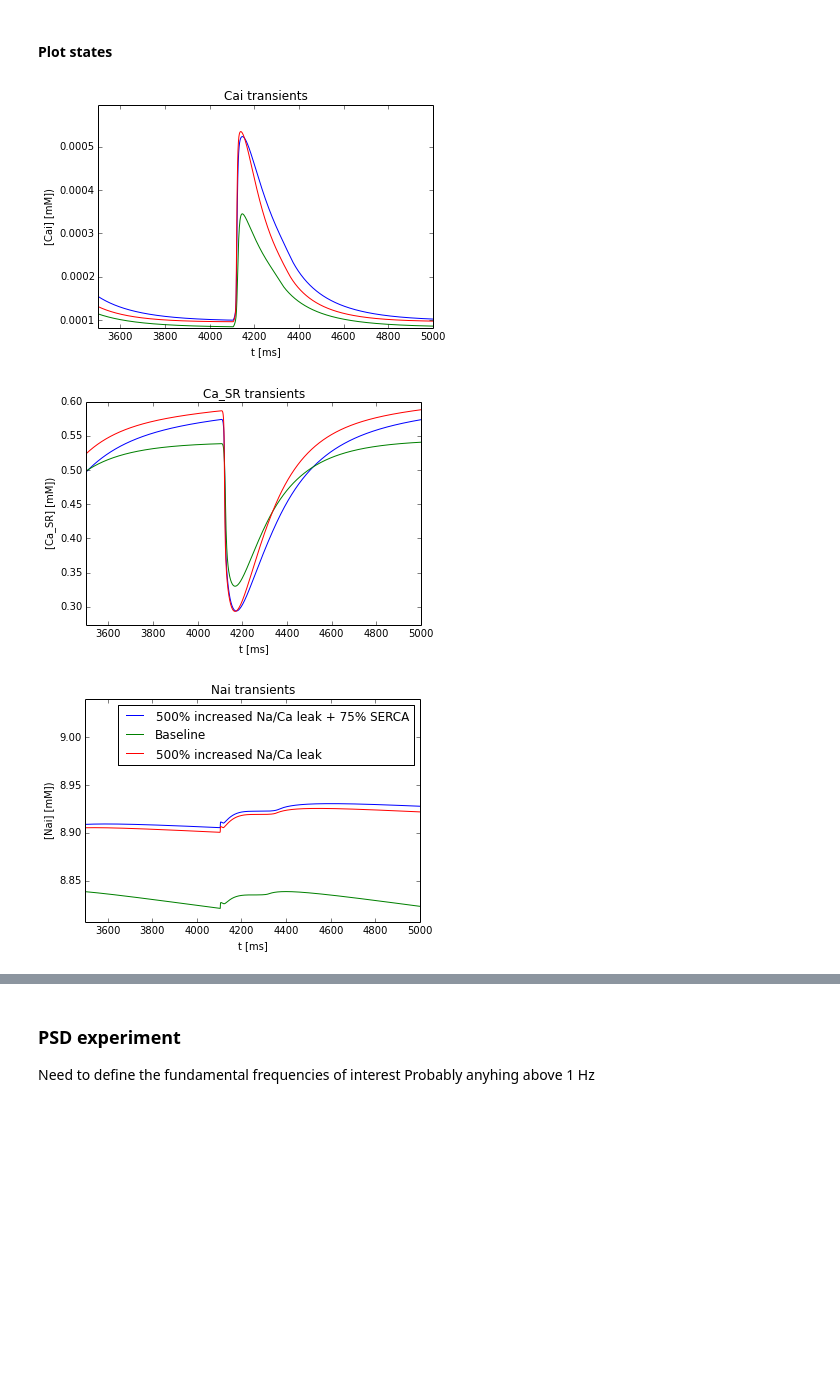
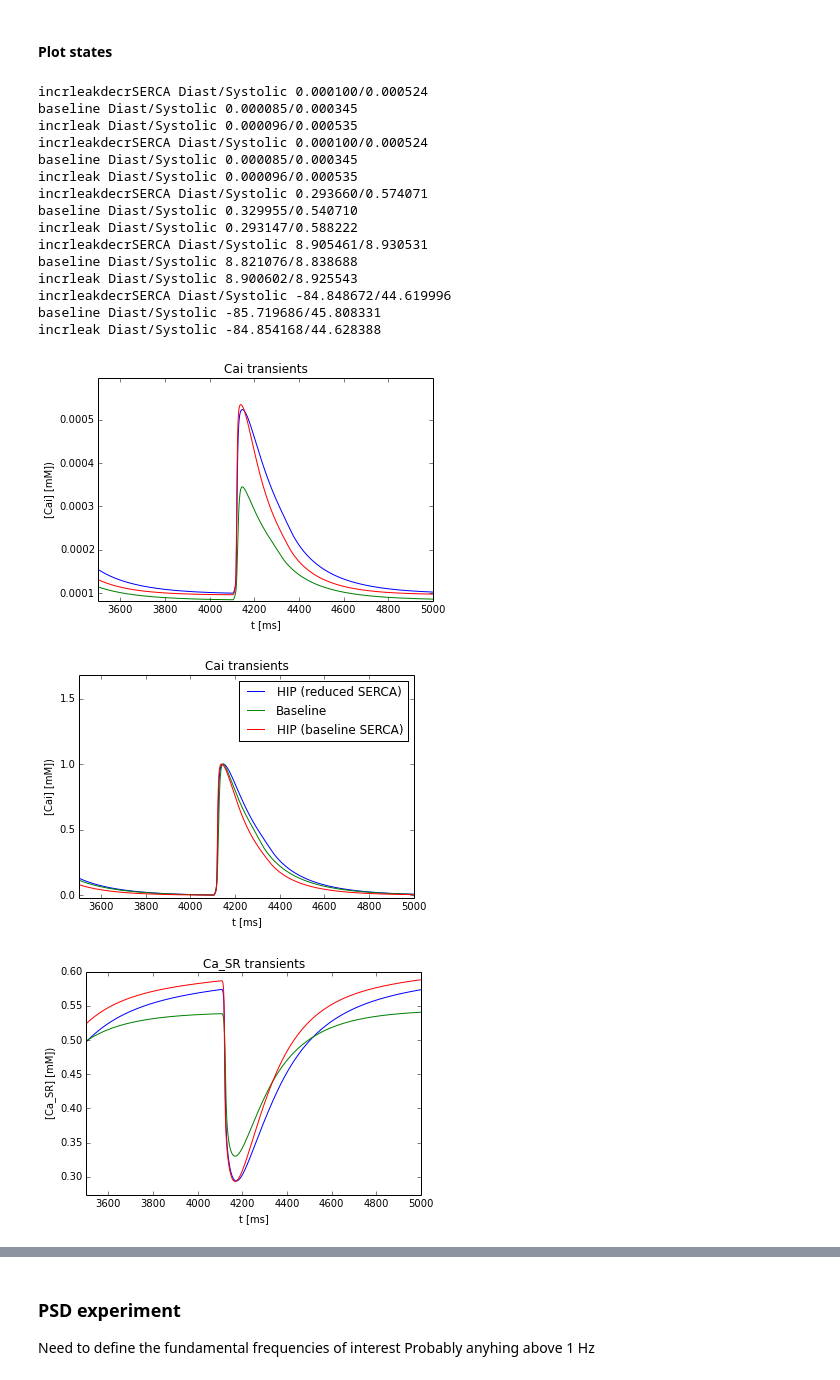
Before and after one commit to huskeypm/wholecell, a Jupyter notebook: despaSweep.ipynb, the cells around one changed output, grey strips where cells are left out. Drawn from its saved outputs; the diff is of its cells as text; code cells hidden in the pictures; blank space fills up the shorter version.

```diff
--- a/despaSweep.ipynb
+++ b/despaSweep.ipynb
@@ -47,3 +48,9 @@ nohup python runShannonTest.py -stim 1000 -T 100000 -var G_CaBk 2.750000 -var G_
 nohup python runShannonTest.py -stim 1000 -T 100000 -var G_CaBk 2.750000 -var G_NaBk 2.500000 -name ./run_G_CaBk2.75_G_NaBk2.50_stim1000 &
 nohup python runShannonTest.py -stim 1000 -T 100000 -var G_CaBk 2.750000 -var G_NaBk 2.750000 -name ./run_G_CaBk2.75_G_NaBk2.75_stim1000 &
 64
+# %%
+state="Cai"
+class empty:pass
+mM_to_uM = 1e3
+ms_to_s = 1e-3
+oMin,oMax=ao.ProcessTwoDOutputs(allKeys,allVars ,state=state,xlims=[70000,75000],ylims=[1e-4*mM_to_uM,1.0e-3*mM_to_uM])
@@ -110 +116,9 @@ Reading ./run_G_CaBk2.75_G_NaBk2.75_stim1000.pickle
+# %%
+root = "/net/share/pmke226/data/150609_despa/"
+versionPrefix = "150609_"
+
+if 1:
+  data1 = ao.readPickle(root+"run_G_CaBk1.00_G_NaBk1.00_stim1000.pickle")
+  data2 = ao.readPickle(root+"run_G_CaBk1.75_G_NaBk1.75_stim1000.pickle")
+  data3 = ao.readPickle(root+"run_G_CaBk2.00_G_NaBk2.00_stim1000.pickle")
 # %%
@@ -254,10 +277,12 @@ Plot a state
 # %%
+root = "/net/share/pmke226/data/150609_despa/"
+versionPrefix = "150609_"
 if 0:
-  data = readPickle("despahealthy1000_100.pickle")
+  data = ao.readPickle(root+"despahealthy1000_100.pickle")
 s = data['s']
 t = data['t']
 
-mylabel = "Ca_SR"
+mylabel = "Cai"
 idx = runner.model.state_indices(mylabel)
 sca = s[1:,idx]
 plt.plot(t,sca,label=mylabel)
@@ -305,18 +355,40 @@ ao.DespaPlots(caseDict,monitorName="j_pump_SR",doLegend=False,label="[mM/ms]",xl
 #### Plot states
 # %%
 
+
+#plt.subplot(2,2,1)
+ao.DespaPlots(caseDict,stateName="Cai",doLegend=False,xlim=myxlim,root=root+versionPrefix)
 plt.figure()
-#plt.subplot(2,2,1)
-ao.DespaPlots(caseDict,stateName="Cai",doLegend=False,xlim=myxlim)
+ao.DespaPlots(caseDict,stateName="Cai",doLegend=True,xlim=myxlim,root=root+versionPrefix, normalize=True)
 
 #plt.subplot(2,2,2)
 plt.figure()
-ao.DespaPlots(caseDict,stateName="Ca_SR",doLegend=False,xlim=myxlim)
+ao.DespaPlots(caseDict,stateName="Ca_SR",doLegend=False,xlim=myxlim,root=root+versionPrefix)
 
 #plt.subplot(2,2,3)
 plt.figure()
-ao.DespaPlots(caseDict,stateName="Nai",doLegend=True,xlim=myxlim)
+ao.DespaPlots(caseDict,stateName="Nai",doLegend=True,xlim=myxlim,root=root+versionPrefix)
+
+
+#plt.subplot(2,2,3)
+plt.figure()
+ao.DespaPlots(caseDict,stateName="V",doLegend=True,xlim=myxlim,root=root+versionPrefix)
 # %% [output]
+incrleakdecrSERCA Diast/Systolic 0.000100/0.000524
+baseline Diast/Systolic 0.000085/0.000345
+incrleak Diast/Systolic 0.000096/0.000535
+incrleakdecrSERCA Diast/Systolic 0.000100/0.000524
+baseline Diast/Systolic 0.000085/0.000345
+incrleak Diast/Systolic 0.000096/0.000535
+incrleakdecrSERCA Diast/Systolic 0.293660/0.574071
+baseline Diast/Systolic 0.329955/0.540710
+incrleak Diast/Systolic 0.293147/0.588222
+incrleakdecrSERCA Diast/Systolic 8.905461/8.930531
+baseline Diast/Systolic 8.821076/8.838688
+incrleak Diast/Systolic 8.900602/8.925543
+incrleakdecrSERCA Diast/Systolic -84.848672/44.619996
+baseline Diast/Systolic -85.719686/45.808331
+incrleak Diast/Systolic -84.854168/44.628388
 [figure]
-[figure, old version]
+[figure, new version]
-[figure, old version]
+[figure, new version]
```
Also changed, not shown: parts of 23 cells of this notebook, 1 other file.
